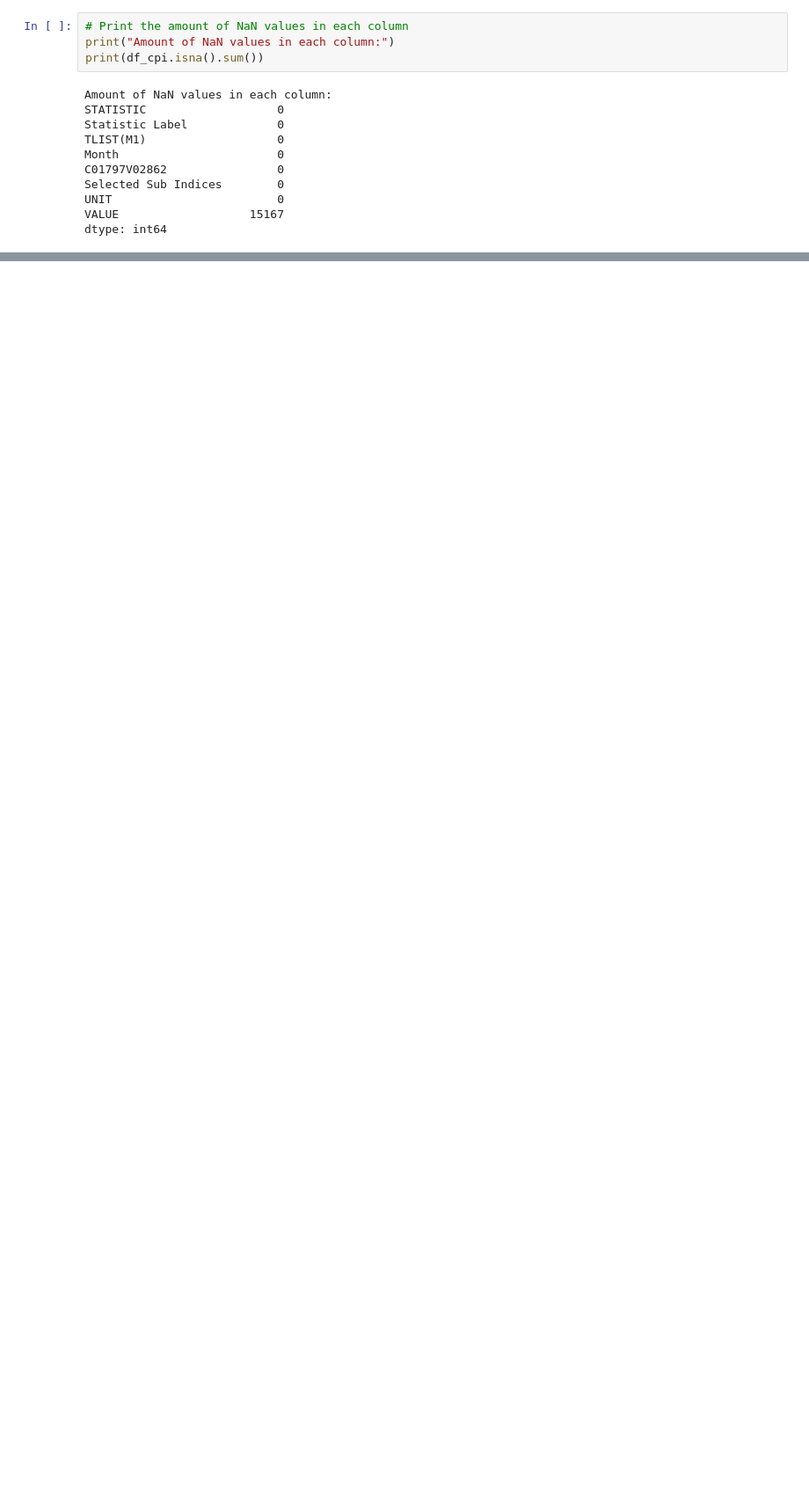
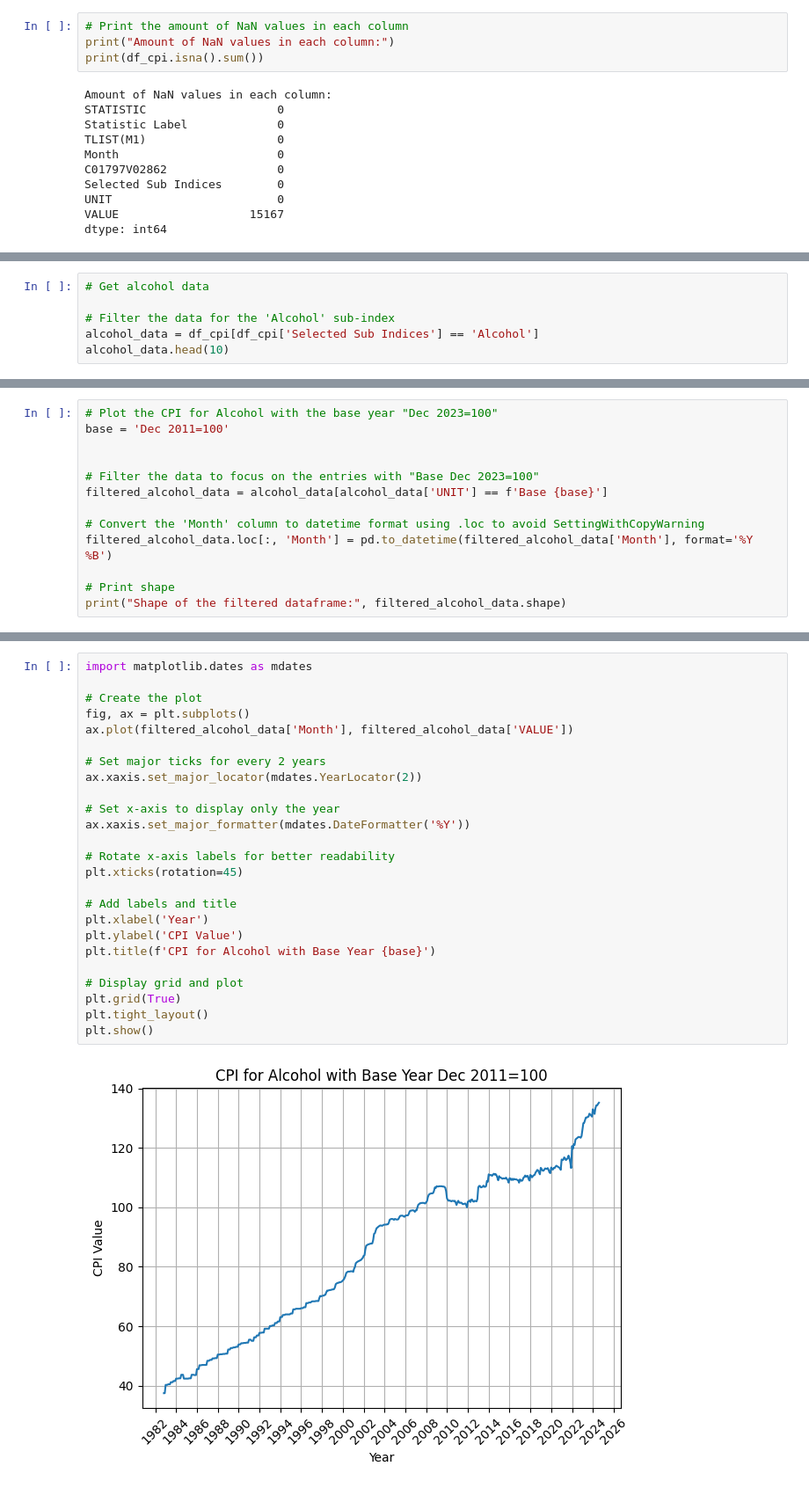
Before and after one commit to thestevenlol/DataSciML, a Jupyter notebook: cpi/main.ipynb, the cells around one changed output, grey strips where cells are left out. Shown at 88% size. Drawn from its saved outputs; the diff is of its cells as text; blank space fills up the shorter version.

Commit message:
Work on CPI Data. Make discoveries around how CPI works and make predictions against the alcohol CPI set.

```diff
--- a/cpi/main.ipynb
+++ b/cpi/main.ipynb
@@ -96,0 +86,6 @@ df_cpi.head(10)
+# %%
+# Get alcohol data
+
+# Filter the data for the 'Alcohol' sub-index
+alcohol_data = df_cpi[df_cpi['Selected Sub Indices'] == 'Alcohol']
+alcohol_data.head(10)
@@ -96,0 +120,13 @@ df_cpi.head(10)
+# %%
+# Plot the CPI for Alcohol with the base year "Dec 2023=100"
+base = 'Dec 2011=100'
+
+
+# Filter the data to focus on the entries with "Base Dec 2023=100"
+filtered_alcohol_data = alcohol_data[alcohol_data['UNIT'] == f'Base {base}']
+
+# Convert the 'Month' column to datetime format using .loc to avoid SettingWithCopyWarning
+filtered_alcohol_data.loc[:, 'Month'] = pd.to_datetime(filtered_alcohol_data['Month'], format='%Y %B')
+
+# Print shape
+print("Shape of the filtered dataframe:", filtered_alcohol_data.shape)
@@ -96,0 +135,27 @@ df_cpi.head(10)
+# %%
+import matplotlib.dates as mdates
+
+# Create the plot
+fig, ax = plt.subplots()
+ax.plot(filtered_alcohol_data['Month'], filtered_alcohol_data['VALUE'])
+
+# Set major ticks for every 2 years
+ax.xaxis.set_major_locator(mdates.YearLocator(2))
+
+# Set x-axis to display only the year
+ax.xaxis.set_major_formatter(mdates.DateFormatter('%Y'))
+
+# Rotate x-axis labels for better readability
+plt.xticks(rotation=45)
+
+# Add labels and title
+plt.xlabel('Year')
+plt.ylabel('CPI Value')
+plt.title(f'CPI for Alcohol with Base Year {base}')
+
+# Display grid and plot
+plt.grid(True)
+plt.tight_layout()
+plt.show()
+# %% [output]
+[figure, added]
```
Also changed, not shown: parts of 10 cells of this notebook.
